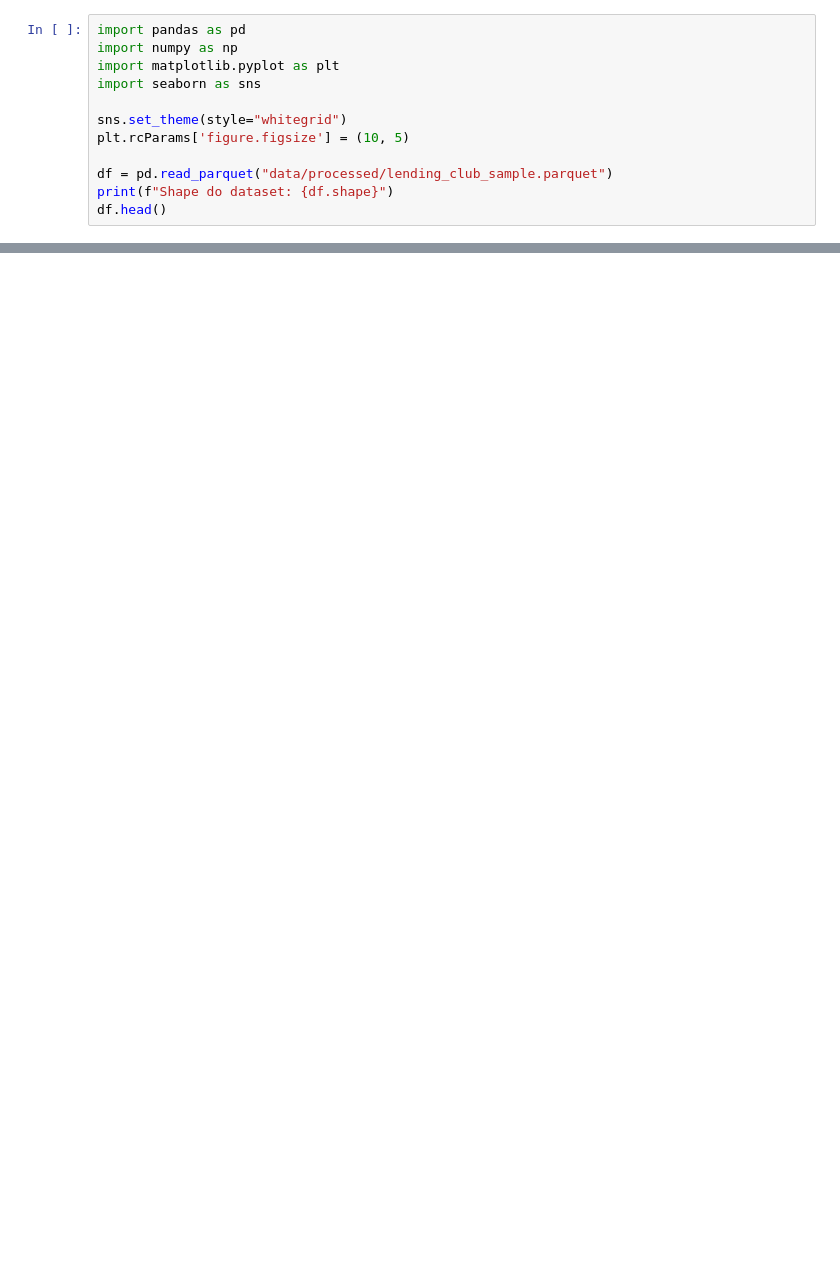
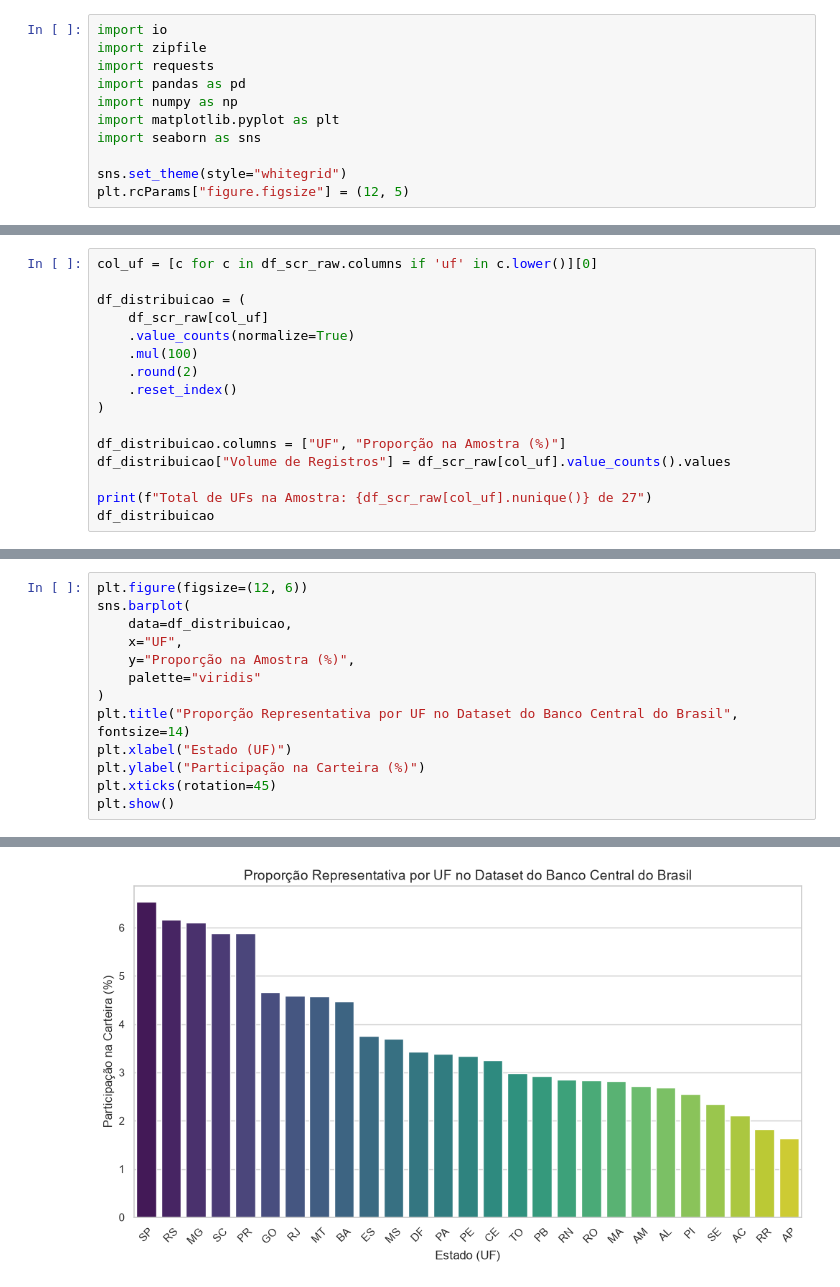
Before and after one commit to adrikll/FinSight, a Jupyter notebook: eda.ipynb, the cells around one changed output, grey strips where cells are left out. Drawn from its saved outputs; the diff is of its cells as text; blank space fills up the shorter version.

Commit message:
refactoring and data updating

```diff
--- a/eda.ipynb
+++ b/eda.ipynb
@@ -1,12 +1,11 @@
 # %%
+import io
+import zipfile
+import requests
 import pandas as pd
 import numpy as np
 import matplotlib.pyplot as plt
 import seaborn as sns
 
 sns.set_theme(style="whitegrid")
-plt.rcParams['figure.figsize'] = (10, 5)
-
-df = pd.read_parquet("data/processed/lending_club_sample.parquet")
-print(f"Shape do dataset: {df.shape}")
-df.head()
+plt.rcParams["figure.figsize"] = (12, 5)
@@ -139,0 +138,16 @@ Melhores hiperparâmetros: {'n_estimators': 398, 'max_depth': 5, 'learning_rate'
+# %%
+col_uf = [c for c in df_scr_raw.columns if 'uf' in c.lower()][0]
+
+df_distribuicao = (
+    df_scr_raw[col_uf]
+    .value_counts(normalize=True)
+    .mul(100)
+    .round(2)
+    .reset_index()
+)
+
+df_distribuicao.columns = ["UF", "Proporção na Amostra (%)"]
+df_distribuicao["Volume de Registros"] = df_scr_raw[col_uf].value_counts().values
+
+print(f"Total de UFs na Amostra: {df_scr_raw[col_uf].nunique()} de 27")
+df_distribuicao
@@ -139,0 +237,14 @@ Melhores hiperparâmetros: {'n_estimators': 398, 'max_depth': 5, 'learning_rate'
+# %%
+plt.figure(figsize=(12, 6))
+sns.barplot(
+    data=df_distribuicao,
+    x="UF",
+    y="Proporção na Amostra (%)",
+    palette="viridis"
+)
+plt.title("Proporção Representativa por UF no Dataset do Banco Central do Brasil", fontsize=14)
+plt.xlabel("Estado (UF)")
+plt.ylabel("Participação na Carteira (%)")
+plt.xticks(rotation=45)
+plt.show()
+# %% [output]
@@ -139,0 +254 @@ Melhores hiperparâmetros: {'n_estimators': 398, 'max_depth': 5, 'learning_rate'
+[figure, added]
```
Also changed, not shown: parts of 19 cells of this notebook, 29 other files.
